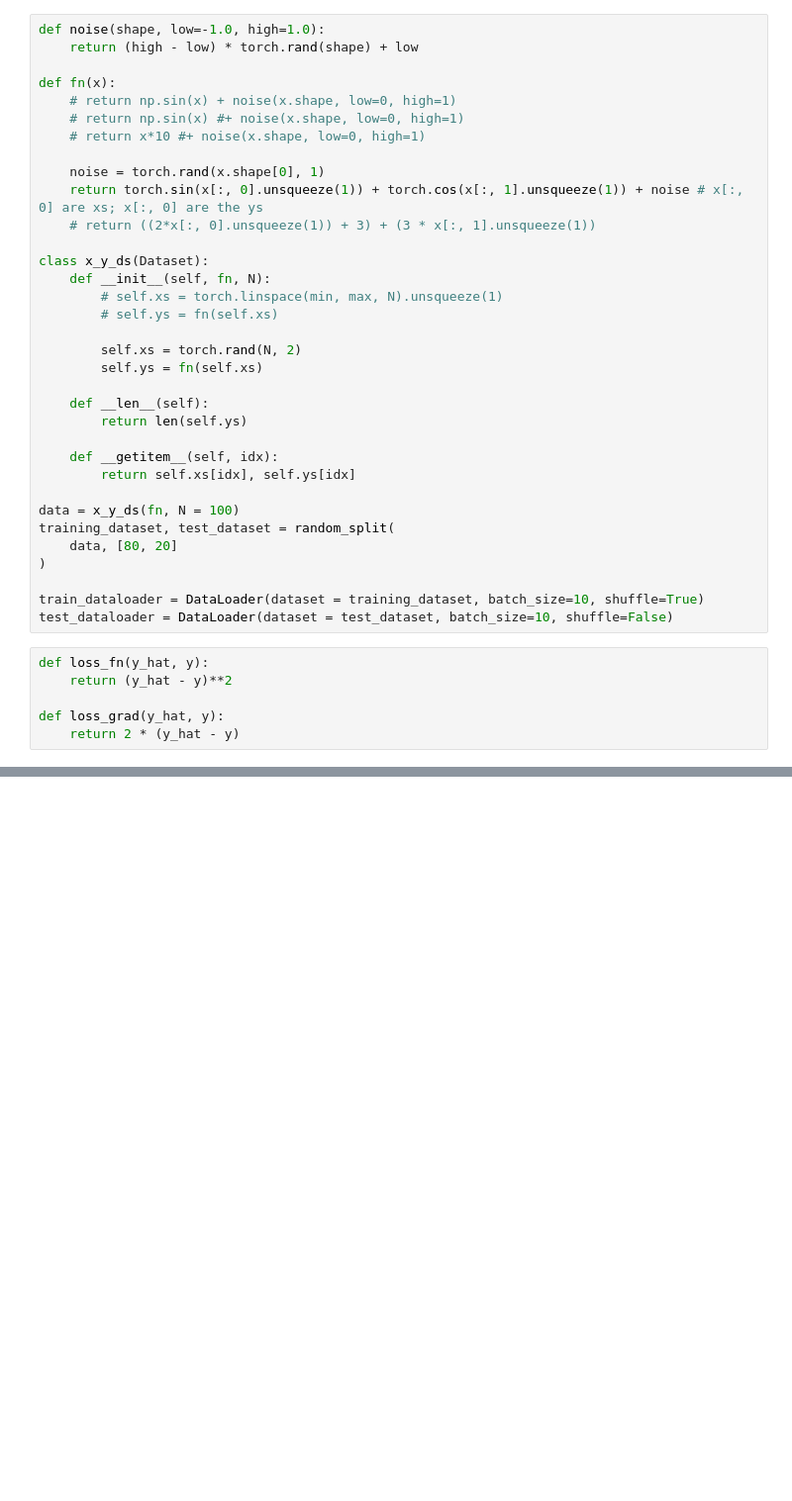
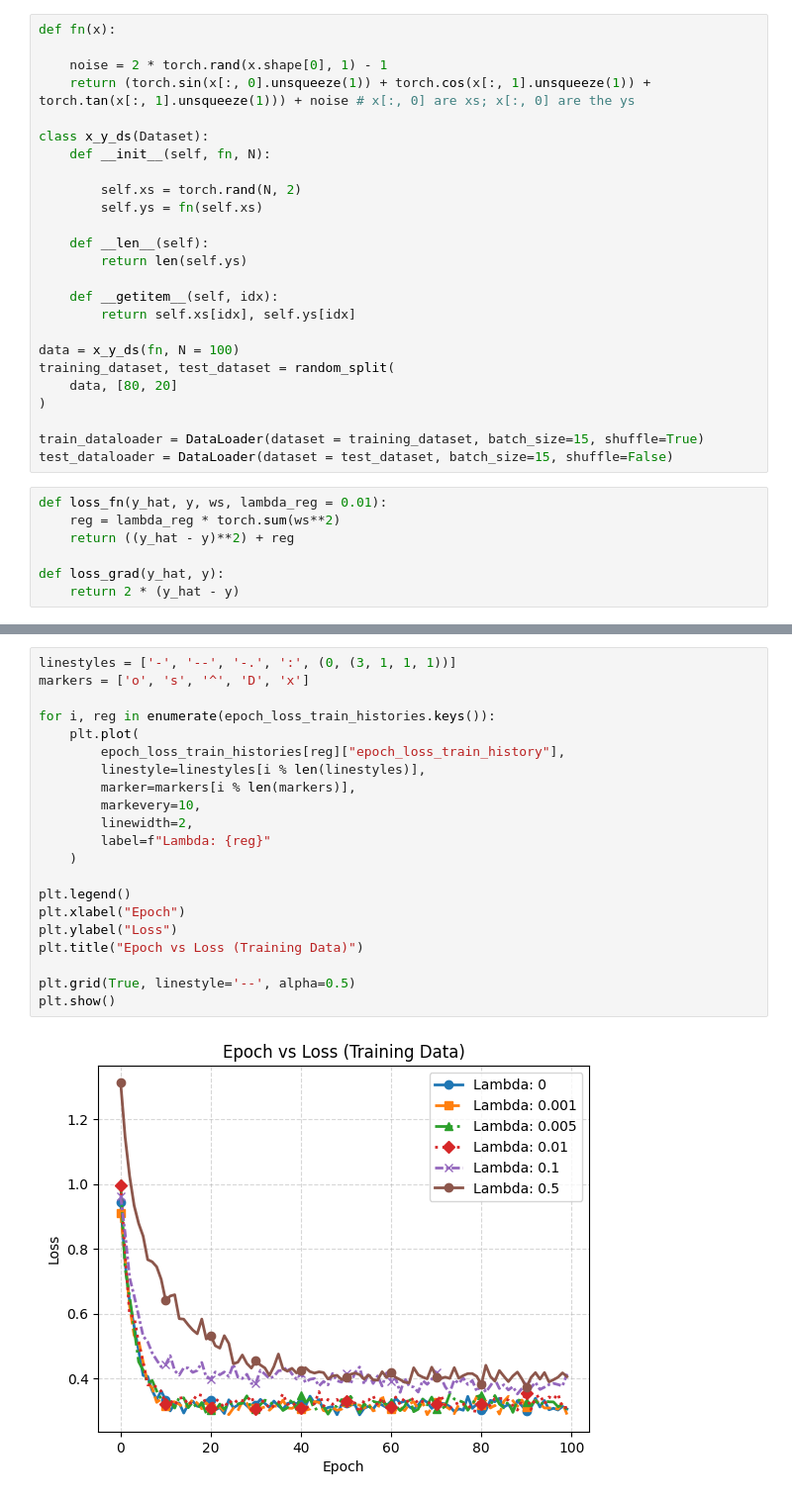
Before and after one commit to Mafaz03/Deep-Learning-in-Mechanics, a Jupyter notebook: Multi_LR.ipynb, the cells around one changed output, grey strips where cells are left out. Shown at 99% size. Drawn from its saved outputs; the diff is of its cells as text; blank space fills up the shorter version.

```diff
--- a/Multi_LR.ipynb
+++ b/Multi_LR.ipynb
@@ -14,20 +13,11 @@ def fn(x):
 # %%
-def noise(shape, low=-1.0, high=1.0):
-    return (high - low) * torch.rand(shape) + low
+def fn(x):
 
-def fn(x):
-    # return np.sin(x) + noise(x.shape, low=0, high=1)
-    # return np.sin(x) #+ noise(x.shape, low=0, high=1)
-    # return x*10 #+ noise(x.shape, low=0, high=1)
-
-    noise = torch.rand(x.shape[0], 1)
-    return torch.sin(x[:, 0].unsqueeze(1)) + torch.cos(x[:, 1].unsqueeze(1)) + noise # x[:, 0] are xs; x[:, 0] are the ys
-    # return ((2*x[:, 0].unsqueeze(1)) + 3) + (3 * x[:, 1].unsqueeze(1))
+    noise = 2 * torch.rand(x.shape[0], 1) - 1
+    return (torch.sin(x[:, 0].unsqueeze(1)) + torch.cos(x[:, 1].unsqueeze(1)) + torch.tan(x[:, 1].unsqueeze(1))) + noise # x[:, 0] are xs; x[:, 0] are the ys
 
 class x_y_ds(Dataset):
     def __init__(self, fn, N):
-        # self.xs = torch.linspace(min, max, N).unsqueeze(1)
-        # self.ys = fn(self.xs)
 
         self.xs = torch.rand(N, 2)
         self.ys = fn(self.xs)
@@ -43,11 +33,12 @@ training_dataset, test_dataset = random_split(
     data, [80, 20]
 )
 
-train_dataloader = DataLoader(dataset = training_dataset, batch_size=10, shuffle=True)
-test_dataloader = DataLoader(dataset = test_dataset, batch_size=10, shuffle=False)
+train_dataloader = DataLoader(dataset = training_dataset, batch_size=15, shuffle=True)
+test_dataloader = DataLoader(dataset = test_dataset, batch_size=15, shuffle=False)
 # %%
-def loss_fn(y_hat, y):
-    return (y_hat - y)**2
+def loss_fn(y_hat, y, ws, lambda_reg = 0.01):
+    reg = lambda_reg * torch.sum(ws**2)
+    return ((y_hat - y)**2) + reg
 
 def loss_grad(y_hat, y):
     return 2 * (y_hat - y)
@@ -118,0 +140,23 @@ Epoch 95 | train loss = 0.1019 | test loss = 0.1447
+# %%
+linestyles = ['-', '--', '-.', ':', (0, (3, 1, 1, 1))]
+markers = ['o', 's', '^', 'D', 'x']
+
+for i, reg in enumerate(epoch_loss_train_histories.keys()):
+    plt.plot(
+        epoch_loss_train_histories[reg]["epoch_loss_train_history"],
+        linestyle=linestyles[i % len(linestyles)],
+        marker=markers[i % len(markers)],
+        markevery=10,
+        linewidth=2,
+        label=f"Lambda: {reg}"
+    )
+
+plt.legend()
+plt.xlabel("Epoch")
+plt.ylabel("Loss")
+plt.title("Epoch vs Loss (Training Data)")
+
+plt.grid(True, linestyle='--', alpha=0.5)
+plt.show()
+# %% [output]
+[figure, added]
```
Also changed, not shown: parts of 8 cells of this notebook.
